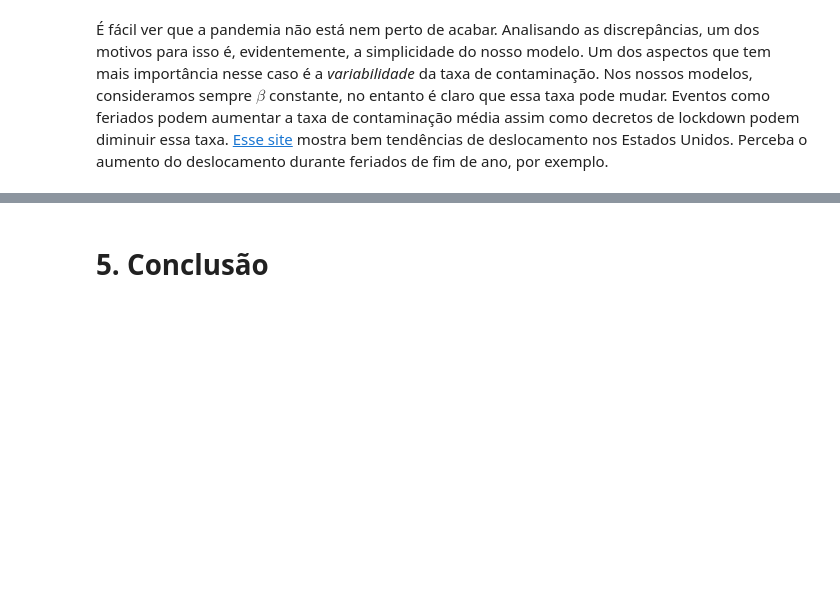
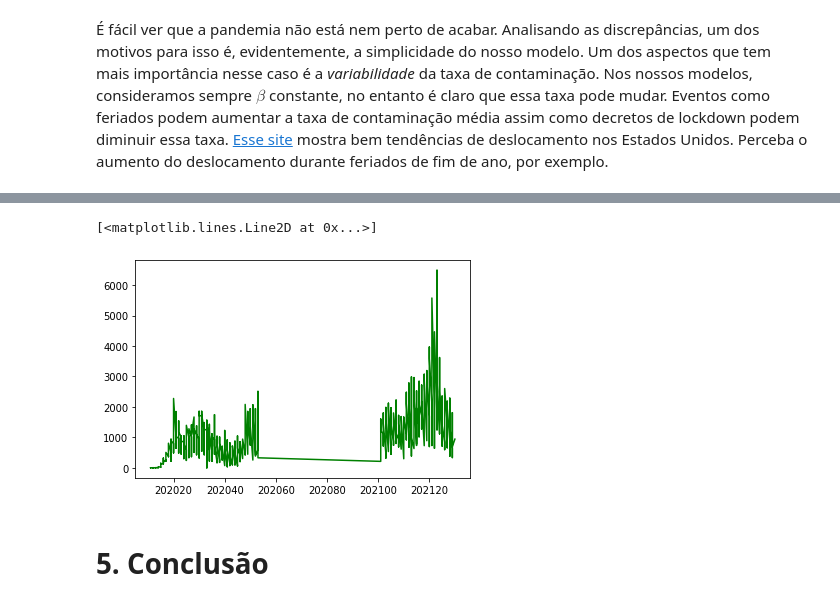
Before and after one commit to RafaelBNN/if816, a Jupyter notebook: jmlcs_rbnn - Quarta Parte do Projeto.ipynb, the cells around one changed output, grey strips where cells are left out. Cells and saved outputs as stored; diff of their text form; code cells hidden in the pictures; blank space fills up the shorter version.

```diff
--- a/jmlcs_rbnn - Quarta Parte do Projeto.ipynb
+++ b/jmlcs_rbnn - Quarta Parte do Projeto.ipynb
@@ -387,0 +394,6 @@ Image(filename = PATH + "mortesgoogle.png", width=100, height=100)
+# %%
+import numpy as np
+import pandas as pd
+from matplotlib import pyplot as plt
+
+df_real = pd.read_csv("https://raw.githubusercontent.com/RafaelBNN/if816/main/casofull_pe_brasilio.csv")
@@ -388,3 +409,9 @@ Image(filename = PATH + "mortesgoogle.png", width=100, height=100)
+# %%
+#plt.plot(df_real['epidemiological_week'],df_real['last_available_confirmed'], color='blue')
+plt.plot(df_real['epidemiological_week'],df_real['new_confirmed'], color='green')
+# %% [output]
+[<matplotlib.lines.Line2D at 0x...>]
+[figure, added]
 # %% [markdown]
 # 5. Conclusão
 # %% [markdown]
```
Also changed, not shown: parts of 4 cells of this notebook.
